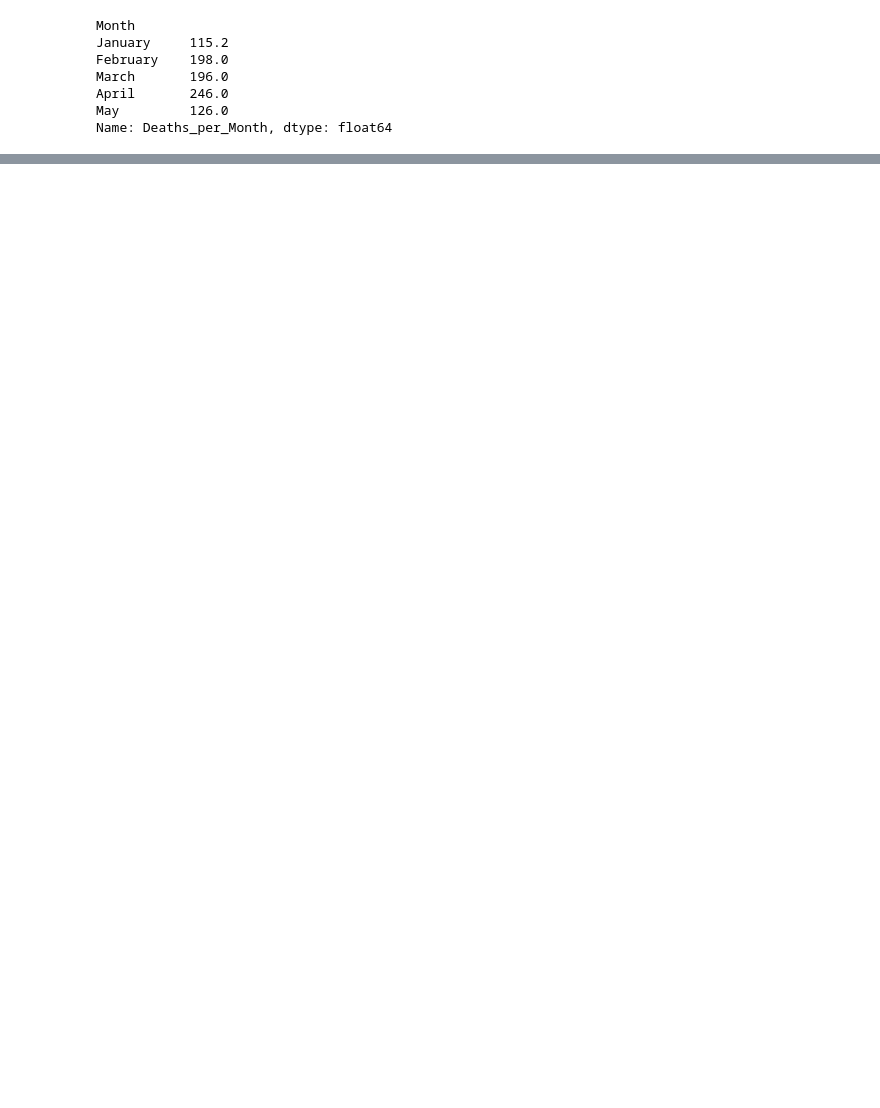
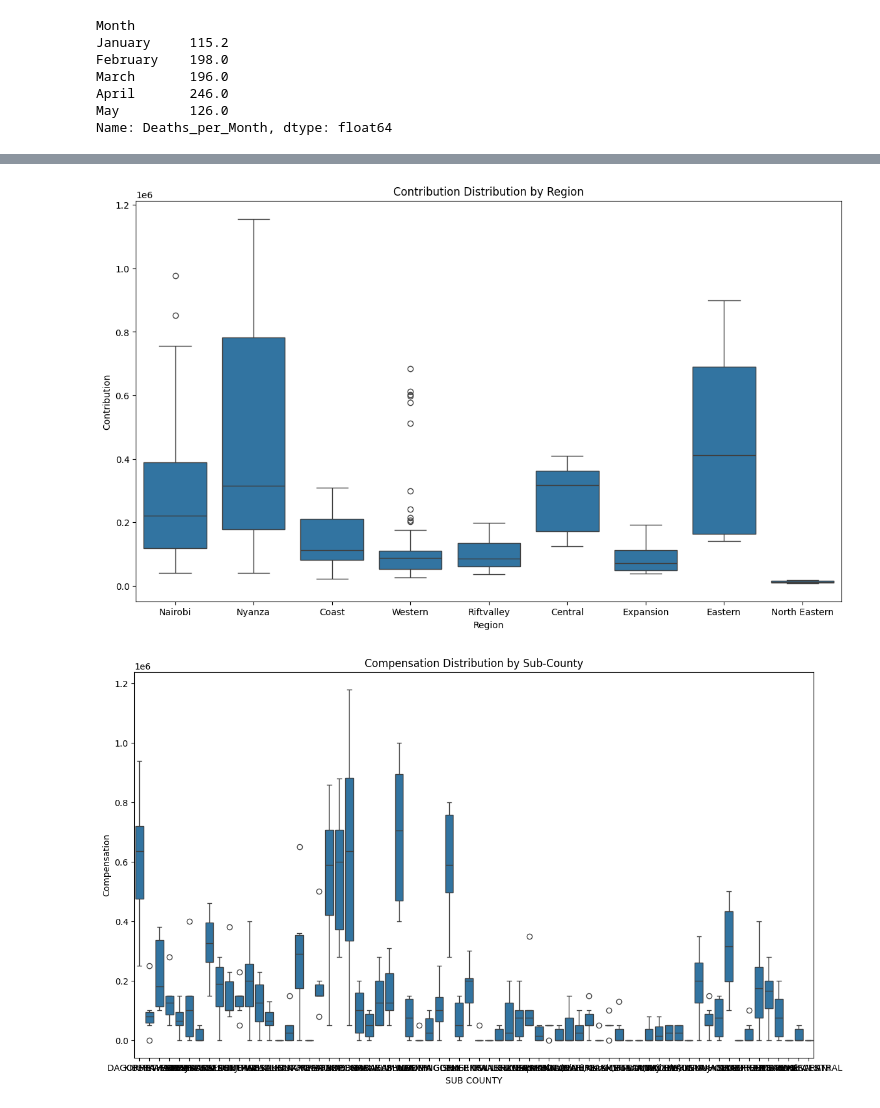
Before and after one commit to stevejj4/Data-Cleaning, a Jupyter notebook: SUN_Report.ipynb, the cells around one changed output, grey strips where cells are left out. Drawn from its saved outputs; the diff is of its cells as text; code cells hidden in the pictures; blank space fills up the shorter version.

Commit message:
Check distribution

```diff
--- a/SUN_Report.ipynb
+++ b/SUN_Report.ipynb
@@ -295,0 +296,29 @@ plt.show()
+# %%
+# Distribution
+# Contribution Distribution by Region
+import seaborn as sns
+plt.figure(figsize=(14, 8))
+sns.boxplot(data=df, x='REGION', y='Contribution')
+plt.title('Contribution Distribution by Region')
+plt.xlabel('Region')
+plt.ylabel('Contribution')
+plt.show()
+
+# Compensation Distribution by Sub-County
+plt.figure(figsize=(14, 8))
+sns.boxplot(data=df, x='SUB COUNTY', y='Compensation')
+plt.title('Compensation Distribution by Sub-County')
+plt.xlabel('SUB COUNTY')
+plt.ylabel('Compensation')
+plt.show()
+
+# Deaths per Month Distribution by Month
+plt.figure(figsize=(14, 8))
+sns.boxplot(data=df, x='Month', y='Deaths_per_Month')
+plt.title('Deaths per Month Distribution by Month')
+plt.xlabel('Month')
+plt.ylabel('Deaths per Month')
+plt.show()
+# %% [output]
+[figure, added]
+[figure, added]
```
Also changed, not shown: parts of 4 cells of this notebook.
